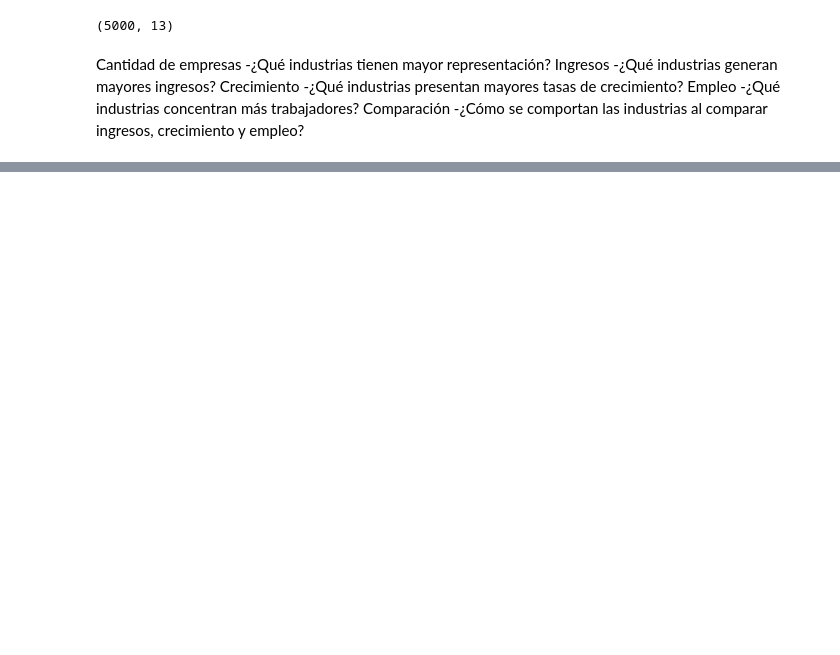
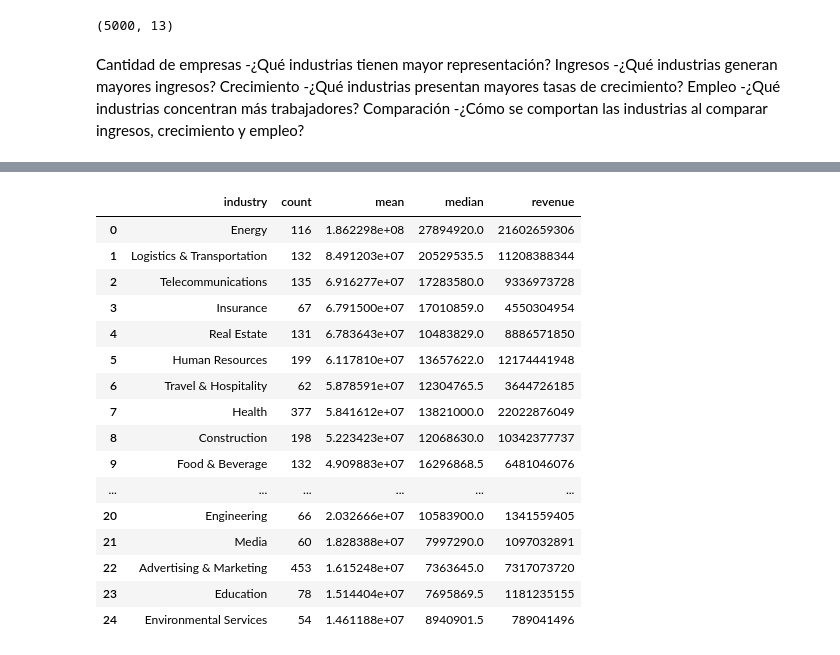
Before and after one commit to Emerson-SM/US_Business_Growth_Industry_Analysis, a Jupyter notebook: notebooks/04_industry_analysis.ipynb, the cells around one changed output, grey strips where cells are left out. Saved outputs shown, nothing was run; the diff lists cells and outputs as text; code cells hidden in the pictures; blank space fills up the shorter version.

```diff
--- a/notebooks/04_industry_analysis.ipynb
+++ b/notebooks/04_industry_analysis.ipynb
@@ -65,0 +67,8 @@ plt.show()
+# %%
+#Ingresos -¿Qué industrias generan mayores ingresos?
+most_revenue = (
+    df_clean.groupby('industry', as_index=False)['revenue']
+    .sum().sort_values('revenue', ascending=False)
+)
+
+most_revenue
@@ -65,0 +95,6 @@ plt.show()
+# %%
+most_revenue['mean'] = most_revenue['revenue'] / most_rep_ind['count']
+
+all_together = pd.merge(most_rep_ind, most_revenue, on='industry').sort_values('mean', ascending=False)
+
+all_together
@@ -65,0 +119,28 @@ plt.show()
+# %%
+revenue_comparison = (
+    df_clean.groupby('industry', as_index=False)['revenue']
+    .agg(['count', 'mean', 'median'])
+    .sort_values('mean', ascending=False)
+)
+
+most_revenue_final = pd.merge(revenue_comparison, most_revenue, on='industry')
+
+most_revenue_final
+# %% [output]
+|  | industry | count | mean | median | revenue |
+| 0 | Energy | 116 | 1.862298e+08 | 27894920.0 | 21602659306 |
+| 1 | Logistics & Transportation | 132 | 8.491203e+07 | 20529535.5 | 11208388344 |
+| 2 | Telecommunications | 135 | 6.916277e+07 | 17283580.0 | 9336973728 |
+| 3 | Insurance | 67 | 6.791500e+07 | 17010859.0 | 4550304954 |
+| 4 | Real Estate | 131 | 6.783643e+07 | 10483829.0 | 8886571850 |
+| 5 | Human Resources | 199 | 6.117810e+07 | 13657622.0 | 12174441948 |
+| 6 | Travel & Hospitality | 62 | 5.878591e+07 | 12304765.5 | 3644726185 |
+| 7 | Health | 377 | 5.841612e+07 | 13821000.0 | 22022876049 |
+| 8 | Construction | 198 | 5.223423e+07 | 12068630.0 | 10342377737 |
+| 9 | Food & Beverage | 132 | 4.909883e+07 | 16296868.5 | 6481046076 |
+| ... | ... | ... | ... | ... | ... |
+| 20 | Engineering | 66 | 2.032666e+07 | 10583900.0 | 1341559405 |
+| 21 | Media | 60 | 1.828388e+07 | 7997290.0 | 1097032891 |
+| 22 | Advertising & Marketing | 453 | 1.615248e+07 | 7363645.0 | 7317073720 |
+| 23 | Education | 78 | 1.514404e+07 | 7695869.5 | 1181235155 |
+| 24 | Environmental Services | 54 | 1.461188e+07 | 8940901.5 | 789041496 |
```
Also changed, not shown: parts of 13 cells of this notebook.
